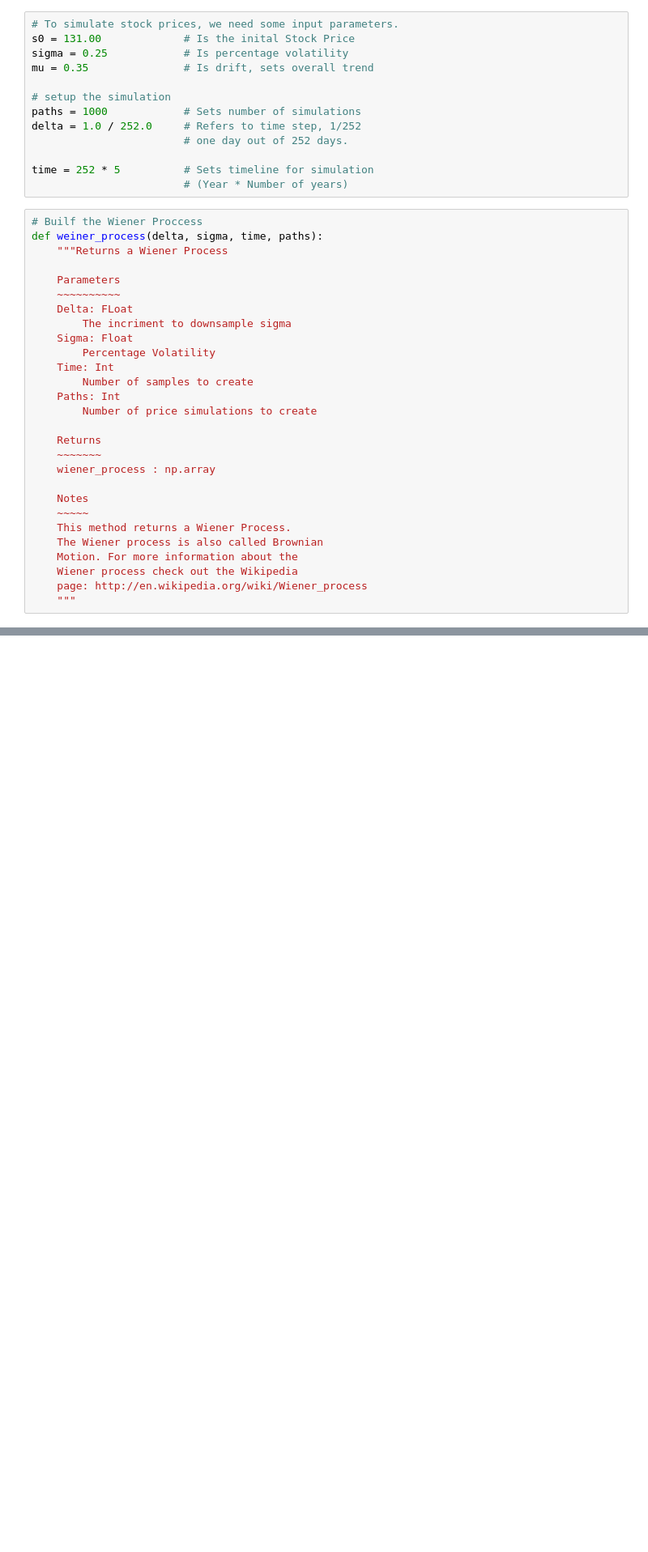
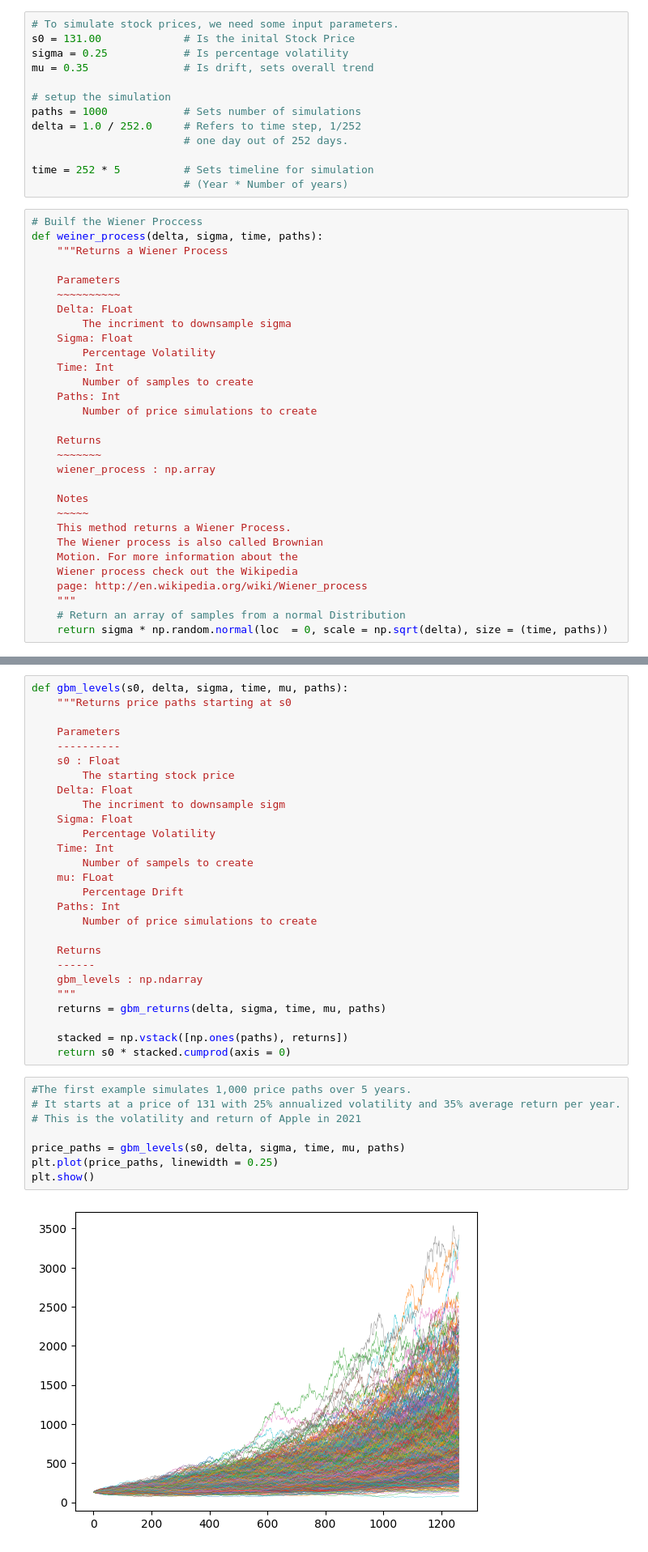
Before and after one commit to ramiiial/quant_projects, a Jupyter notebook: optionVal/GeometricBrownianMotion.ipynb, the cells around one changed output, grey strips where cells are left out. Shown at 81% size. Drawn from its saved outputs; the diff is of its cells as text; blank space fills up the shorter version.

```diff
--- a/optionVal/GeometricBrownianMotion.ipynb
+++ b/optionVal/GeometricBrownianMotion.ipynb
@@ -56,3 +56,5 @@ def weiner_process(delta, sigma, time, paths):
     Wiener process check out the Wikipedia
     page: http://en.wikipedia.org/wiki/Wiener_process
     """
+    # Return an array of samples from a normal Distribution
+    return sigma * np.random.normal(loc  = 0, scale = np.sqrt(delta), size = (time, paths))
@@ -58,0 +91,37 @@ def weiner_process(delta, sigma, time, paths):
+# %%
+def gbm_levels(s0, delta, sigma, time, mu, paths):
+    """Returns price paths starting at s0
+
+    Parameters
+    ----------
+    s0 : Float
+        The starting stock price
+    Delta: Float
+        The incriment to downsample sigm
+    Sigma: Float
+        Percentage Volatility
+    Time: Int
+        Number of sampels to create
+    mu: FLoat
+        Percentage Drift
+    Paths: Int
+        Number of price simulations to create
+
+    Returns
+    ------
+    gbm_levels : np.ndarray
+    """
+    returns = gbm_returns(delta, sigma, time, mu, paths)
+
+    stacked = np.vstack([np.ones(paths), returns])
+    return s0 * stacked.cumprod(axis = 0)
+# %%
+#The first example simulates 1,000 price paths over 5 years.
+# It starts at a price of 131 with 25% annualized volatility and 35% average return per year.
+# This is the volatility and return of Apple in 2021
+
+price_paths = gbm_levels(s0, delta, sigma, time, mu, paths)
+plt.plot(price_paths, linewidth = 0.25)
+plt.show()
+# %% [output]
+[figure, added]
```
Also changed, not shown: parts of 6 cells of this notebook.
